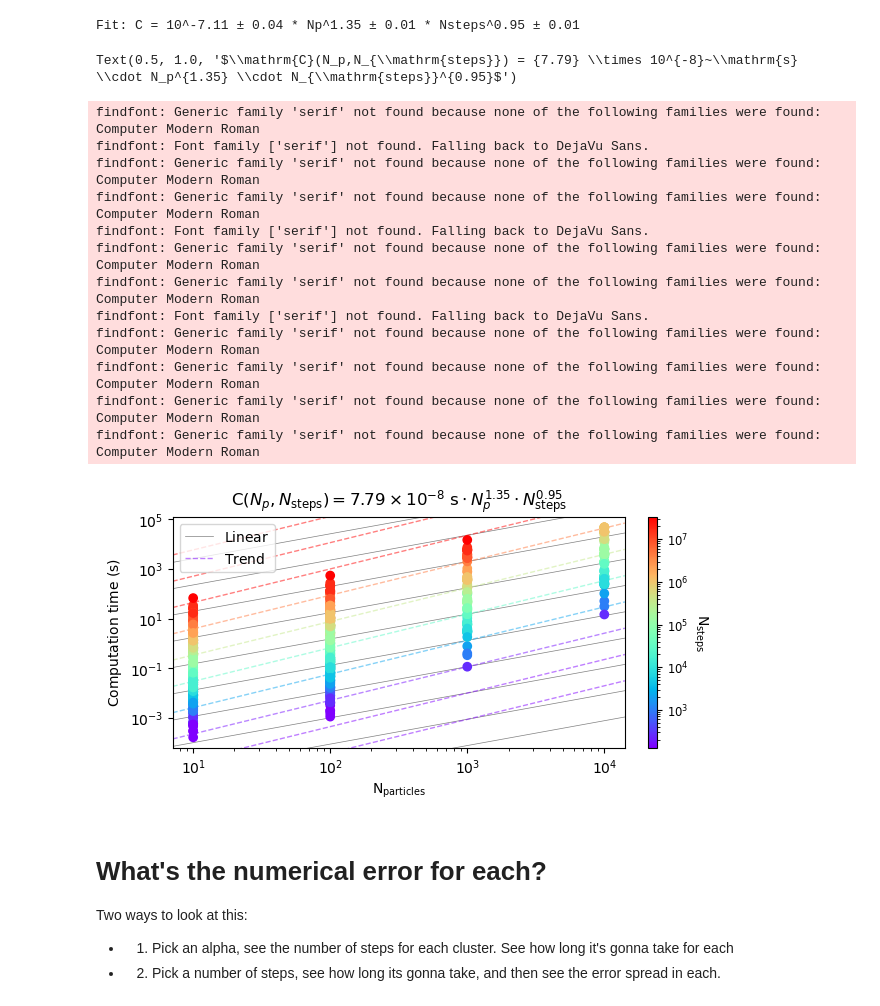
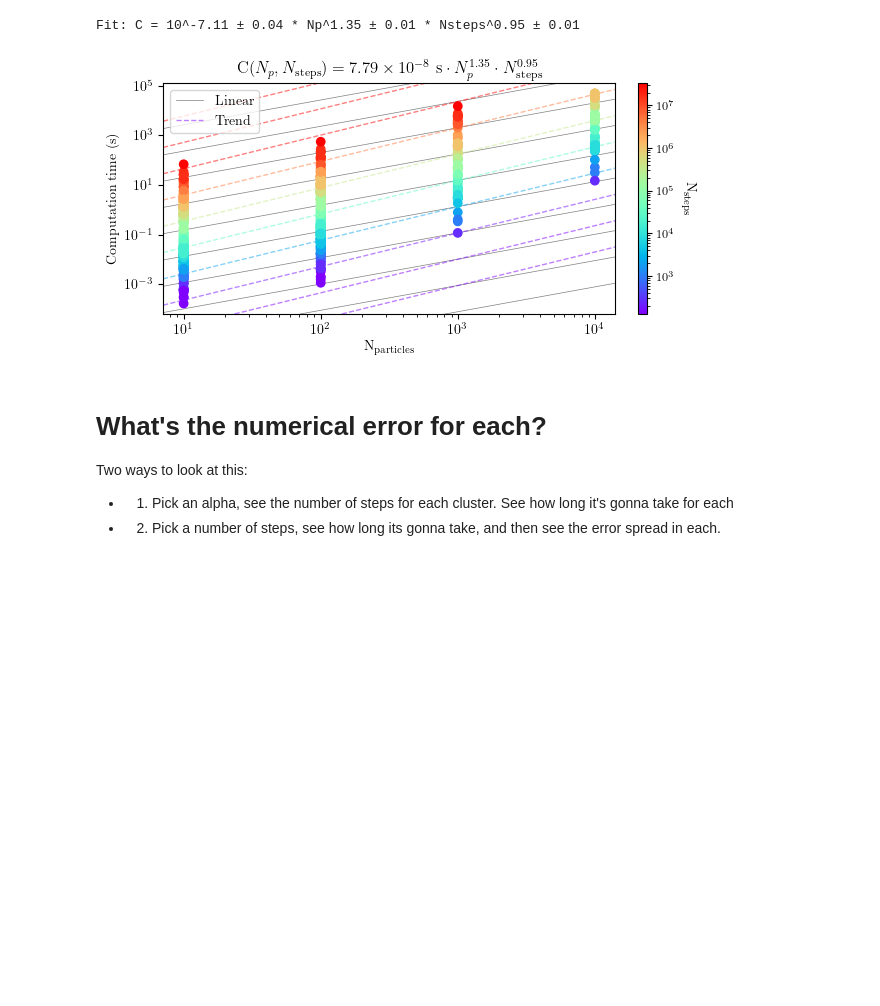
Before and after one commit to salvatore-ferrone/phd-thesis-ferrone, a Jupyter notebook: demos/numericalError/stream_computation_time.ipynb, the cells around one changed output. Saved outputs shown, nothing was run; the diff lists cells and outputs as text; code cells hidden in the pictures; blank space fills up the shorter version.

Commit message:
changed notebook to compute on local

```diff
--- a/demos/numericalError/stream_computation_time.ipynb
+++ b/demos/numericalError/stream_computation_time.ipynb
@@ -26,7 +26,7 @@ $$\log C = \log A + \alpha \log N_p + \beta \log N_{\text{Steps}} $$
 
 $$\log C = \log A + \alpha \log N_p + \beta \log N_{\text{Steps}} $$
 # %%
-ONTYCHO = True  # Set to True if running on Tycho, False otherwise
+ONTYCHO = False  # Set to True if running on Tycho, False otherwise
 
 if ONTYCHO:
     path="/scratch2/sferrone/simulations/Stream/pouliasis2017pii/numericalErrorExperiment/"
@@ -76,3 +76,5 @@ if ONTYCHO:
     taus = np.array(taus)
     # SAVE THE DATA INTO A TXT
     np.savetxt('stream_computation_time.txt', np.array([NPs, NSTEPS, comp, errE, alphas, taus]).T, header='NPs NSTEPS comp errE', fmt='%d %d %.6f %.6f %.6f %.6f')
+else:
+    plt.rcParams.update({"text.usetex": True,})
@@ -140,47 +132,36 @@ axis.set_yscale('log')
 axis.set_xlabel(r'$\mathrm{N}_{\mathrm{particles}}$')
 axis.set_ylabel(r'$\mathrm{Computation~time~(s)}$')
 xmin, xmax = axis.get_xlim()
 ymin, ymax = axis.get_ylim()
 # make some lines that use the fit
 xs = np.linspace(xmin, xmax, 10)
 
 counter=0
 for nstep in np.logspace(0,10, 10):
     compline = 10**(logA + alpha*np.log10(xs) + beta*np.log10(nstep))
     linear = 10**(logA + 1*np.log10(xs) + beta*np.log10(nstep))
     c = mpl.colors.to_hex(cmap(norm(nstep)))
     if counter == 0:
         axis.plot(xs, linear, color="k", linestyle='-', linewidth=0.5, alpha=0.5,zorder=0, label=r"$\mathrm{Linear}$")
         axis.plot(xs, compline, color=c, linestyle='--', linewidth=1, alpha=0.5,zorder=1, label=r"$\mathrm{Trend}$")
     else:
         axis.plot(xs, linear, color="k", linestyle='-', linewidth=0.5, alpha=0.5,zorder=0)
         axis.plot(xs, compline, color=c, linestyle='--', linewidth=1, alpha=0.5,zorder=1)
     counter += 1
 axis.set_xlim(xmin, xmax)
 axis.set_ylim(ymin, ymax)
 axis.legend()
 cax = fig.add_subplot(gs[0, 1])
 sm = plt.cm.ScalarMappable(cmap=cmap, norm=norm)
 sm.set_array([])
 cbar = fig.colorbar(sm, cax=cax)
 cbar.set_label(r'$\mathrm{N}_{\mathrm{steps}}$', rotation=270, labelpad=15)
 cbar.ax.tick_params(labelsize="small")
 axis.set_title(compstring, fontsize="large")
+if not ONTYCHO:
+    fig.savefig("../../images/NumericalError_computation_time_all_simulations.png", dpi=300, bbox_inches='tight')
 # %% [output]
-Text(0.5, 1.0, '$\\mathrm{C}(N_p,N_{\\mathrm{steps}}) = {7.79} \\times 10^{-8}~\\mathrm{s} \\cdot N_p^{1.35} \\cdot N_{\\mathrm{steps}}^{0.95}$')
-findfont: Generic family 'serif' not found because none of the following families were found: Computer Modern Roman
-findfont: Font family ['serif'] not found. Falling back to DejaVu Sans.
-findfont: Generic family 'serif' not found because none of the following families were found: Computer Modern Roman
-findfont: Generic family 'serif' not found because none of the following families were found: Computer Modern Roman
-findfont: Font family ['serif'] not found. Falling back to DejaVu Sans.
-findfont: Generic family 'serif' not found because none of the following families were found: Computer Modern Roman
-findfont: Generic family 'serif' not found because none of the following families were found: Computer Modern Roman
-findfont: Font family ['serif'] not found. Falling back to DejaVu Sans.
-findfont: Generic family 'serif' not found because none of the following families were found: Computer Modern Roman
-findfont: Generic family 'serif' not found because none of the following families were found: Computer Modern Roman
-findfont: Generic family 'serif' not found because none of the following families were found: Computer Modern Roman
-findfont: Generic family 'serif' not found because none of the following families were found: Computer Modern Roman
-[figure, old version]
+[figure, new version]
 # %% [markdown]
 # What's the numerical error for each?
 
```
Also changed, not shown: parts of 2 cells of this notebook.
